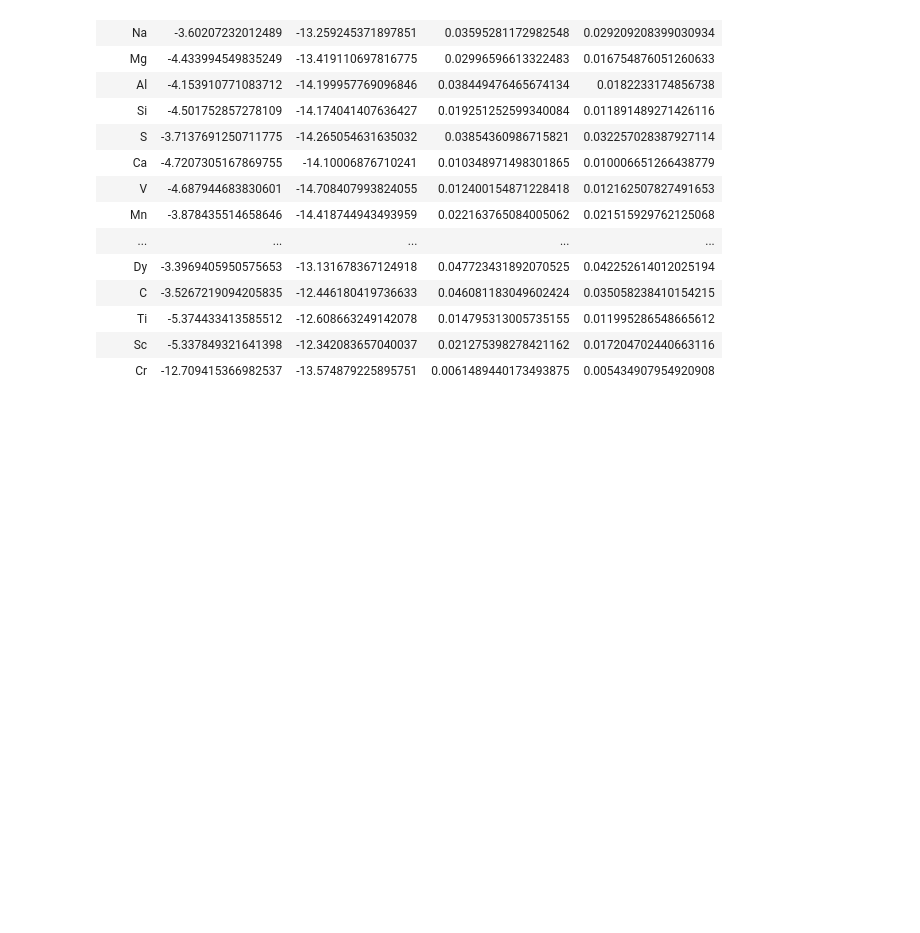
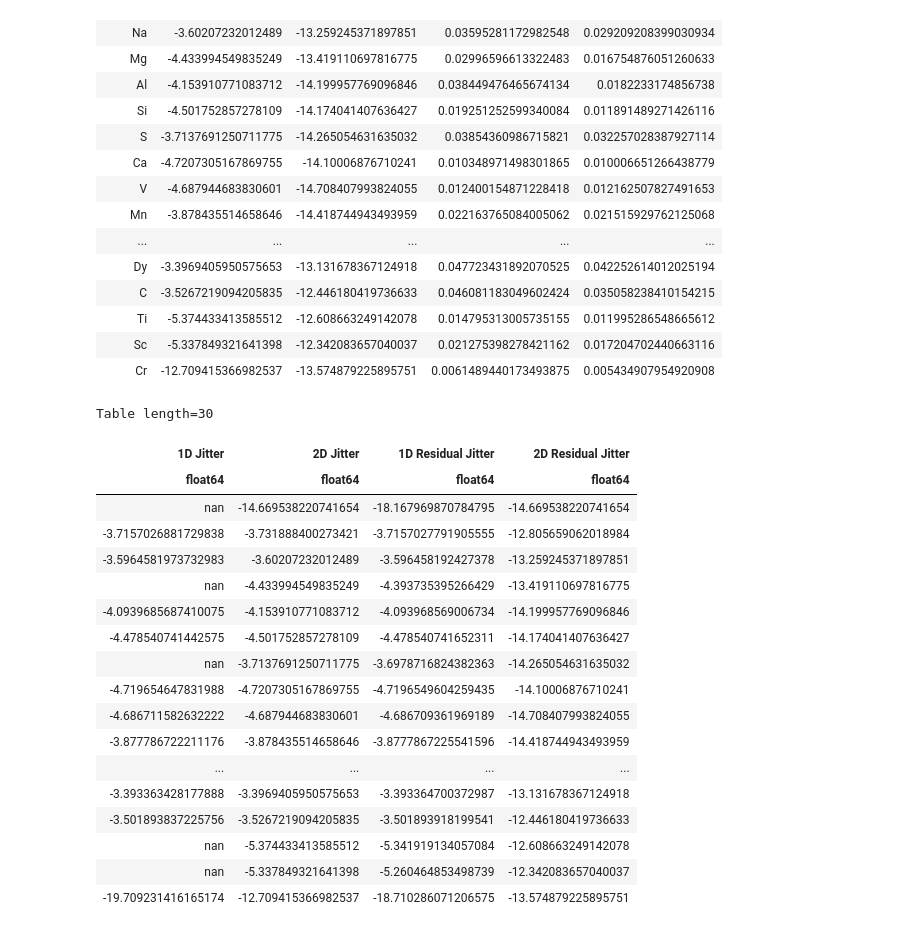
Before and after one commit to ilanadoran23/cca2019, a Jupyter notebook: 1D and 2D Likelihoods.ipynb, the cells around one changed output. Saved outputs shown, nothing was run; the diff lists cells and outputs as text; code cells hidden in the pictures; blank space fills up the shorter version.

```diff
--- a/1D and 2D Likelihoods.ipynb
+++ b/1D and 2D Likelihoods.ipynb
@@ -432,3 +432,26 @@ Table length=30
 | Ti | -5.374433413585512 | -12.608663249142078 | 0.014795313005735155 | 0.011995286548665612 |
 | Sc | -5.337849321641398 | -12.342083657040037 | 0.021275398278421162 | 0.017204702440663116 |
 | Cr | -12.709415366982537 | -13.574879225895751 | 0.0061489440173493875 | 0.005434907954920908 |
+# %%
+Table([np.log(one_d_jitter), jitter, np.log(np.absolute(one_d_residuals_jitter)), no_temp], names =('1D Jitter',
+            '2D Jitter','1D Residual Jitter', '2D Residual Jitter'))
+# %% [output]
+Table length=30
+| 1D Jitter | 2D Jitter | 1D Residual Jitter | 2D Residual Jitter |
+| float64 | float64 | float64 | float64 |
+| nan | -14.669538220741654 | -18.167969870784795 | -14.669538220741654 |
+| -3.7157026881729838 | -3.731888400273421 | -3.7157027791905555 | -12.805659062018984 |
+| -3.5964581973732983 | -3.60207232012489 | -3.596458192427378 | -13.259245371897851 |
+| nan | -4.433994549835249 | -4.393735395266429 | -13.419110697816775 |
+| -4.0939685687410075 | -4.153910771083712 | -4.093968569006734 | -14.199957769096846 |
+| -4.478540741442575 | -4.501752857278109 | -4.478540741652311 | -14.174041407636427 |
+| nan | -3.7137691250711775 | -3.6978716824382363 | -14.265054631635032 |
+| -4.719654647831988 | -4.7207305167869755 | -4.7196549604259435 | -14.10006876710241 |
+| -4.686711582632222 | -4.687944683830601 | -4.686709361969189 | -14.708407993824055 |
+| -3.877786722211176 | -3.878435514658646 | -3.8777867225541596 | -14.418744943493959 |
+| ... | ... | ... | ... |
+| -3.393363428177888 | -3.3969405950575653 | -3.393364700372987 | -13.131678367124918 |
+| -3.501893837225756 | -3.5267219094205835 | -3.501893918199541 | -12.446180419736633 |
+| nan | -5.374433413585512 | -5.341919134057084 | -12.608663249142078 |
+| nan | -5.337849321641398 | -5.260464853498739 | -12.342083657040037 |
+| -19.709231416165174 | -12.709415366982537 | -18.710286071206575 | -13.574879225895751 |
```
Also changed, not shown: parts of 2 cells of this notebook, 33 other files.
